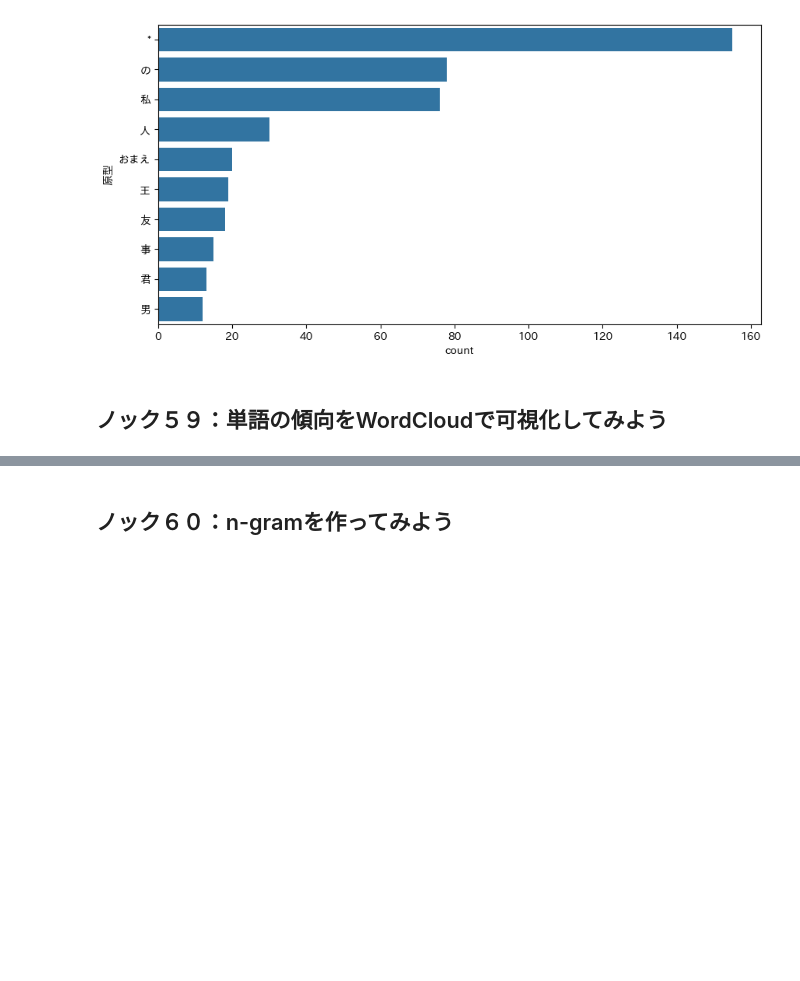
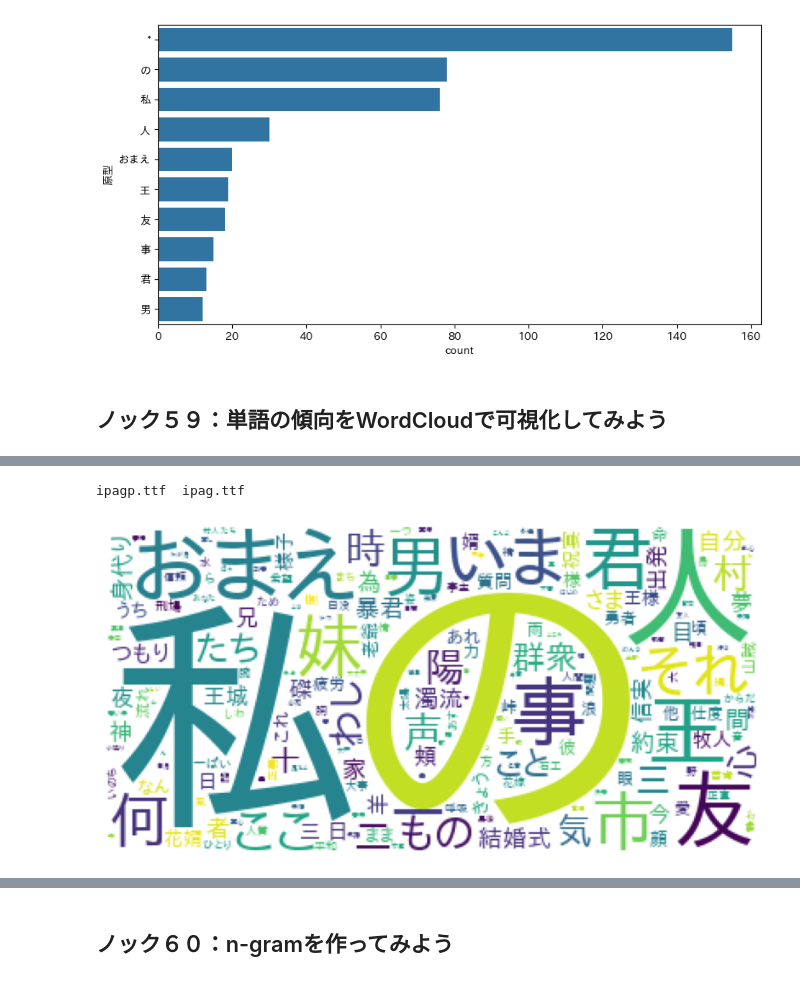
Before and after one commit to shake345/Python100knock, a Jupyter notebook: 4章_加工.ipynb, the cells around one changed output, grey strips where cells are left out. Cells and saved outputs as stored; diff of their text form; code cells hidden in the pictures; blank space fills up the shorter version.

```diff
--- a/4章_加工.ipynb
+++ b/4章_加工.ipynb
@@ -396,0 +409,17 @@ sns.barplot(x=count['count'],y=count['原型'])
+# %%
+ls /usr/share/fonts/opentype/ipafont-gothic
+# %% [output]
+ipagp.ttf  ipag.ttf
+# %%
+from wordcloud import WordCloud
+import matplotlib.pyplot as plt
+import japanize_matplotlib
+font_path = 'usr/share/fonts/opentype/ipafont-gothic/ipagp.ttf'
+cloud = WordCloud(background_color='white',font_path=font_path).generate(' '.join(noun['原型'].values))
+plt.figure(figsize=(10,5))
+plt.imshow(cloud)
+plt.axis('off')
+plt.savefig('data/wc_noun_base_2.png')
+plt.show()
+# %% [output]
+[figure, added]
```
Also changed, not shown: parts of 10 cells of this notebook.
